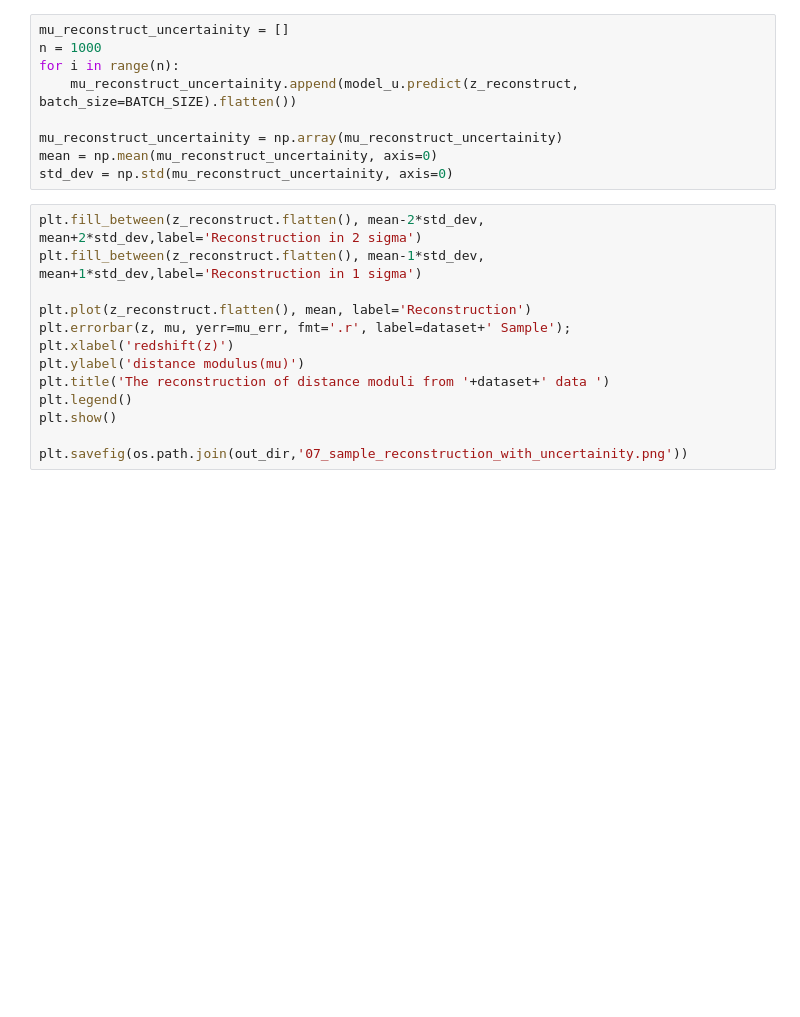
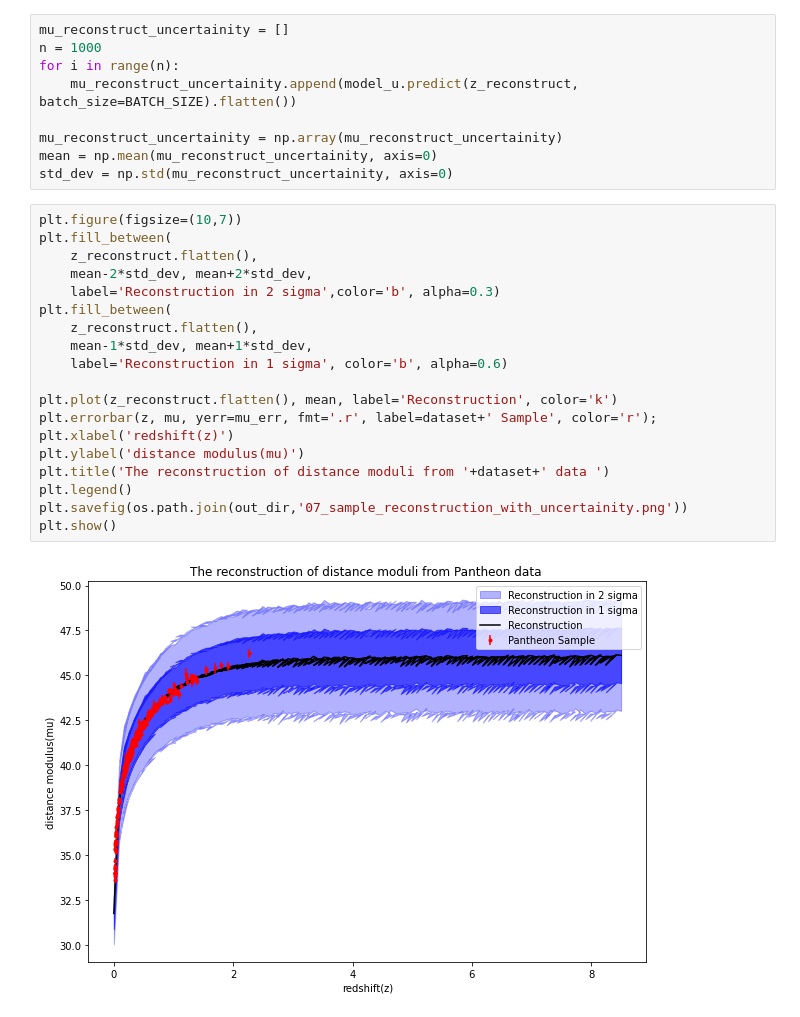
Before and after one commit to shreeprasadbhat/mtech-thesis, a Jupyter notebook: project-1/src/04_Train_RNN_BNN.ipynb, the cells around one changed output. Saved outputs shown, nothing was run; the diff lists cells and outputs as text; blank space fills up the shorter version.

```diff
--- a/project-1/src/04_Train_RNN_BNN.ipynb
+++ b/project-1/src/04_Train_RNN_BNN.ipynb
@@ -167,15 +207,23 @@ mu_reconstruct_uncertainity = np.array(mu_reconstruct_uncertainity)
 mean = np.mean(mu_reconstruct_uncertainity, axis=0)
 std_dev = np.std(mu_reconstruct_uncertainity, axis=0)
 # %%
-plt.fill_between(z_reconstruct.flatten(), mean-2*std_dev, mean+2*std_dev,label='Reconstruction in 2 sigma')
-plt.fill_between(z_reconstruct.flatten(), mean-1*std_dev, mean+1*std_dev,label='Reconstruction in 1 sigma')
+plt.figure(figsize=(10,7))
+plt.fill_between(
+    z_reconstruct.flatten(),
+    mean-2*std_dev, mean+2*std_dev,
+    label='Reconstruction in 2 sigma',color='b', alpha=0.3)
+plt.fill_between(
+    z_reconstruct.flatten(),
+    mean-1*std_dev, mean+1*std_dev,
+    label='Reconstruction in 1 sigma', color='b', alpha=0.6)
 
-plt.plot(z_reconstruct.flatten(), mean, label='Reconstruction')
-plt.errorbar(z, mu, yerr=mu_err, fmt='.r', label=dataset+' Sample');
+plt.plot(z_reconstruct.flatten(), mean, label='Reconstruction', color='k')
+plt.errorbar(z, mu, yerr=mu_err, fmt='.r', label=dataset+' Sample', color='r');
 plt.xlabel('redshift(z)')
 plt.ylabel('distance modulus(mu)')
 plt.title('The reconstruction of distance moduli from '+dataset+' data ')
 plt.legend()
+plt.savefig(os.path.join(out_dir,'07_sample_reconstruction_with_uncertainity.png'))
 plt.show()
-
-plt.savefig(os.path.join(out_dir,'07_sample_reconstruction_with_uncertainity.png'))
+# %% [output]
+[figure, added]
```
Also changed, not shown: parts of 12 cells of this notebook, 10 other files.
